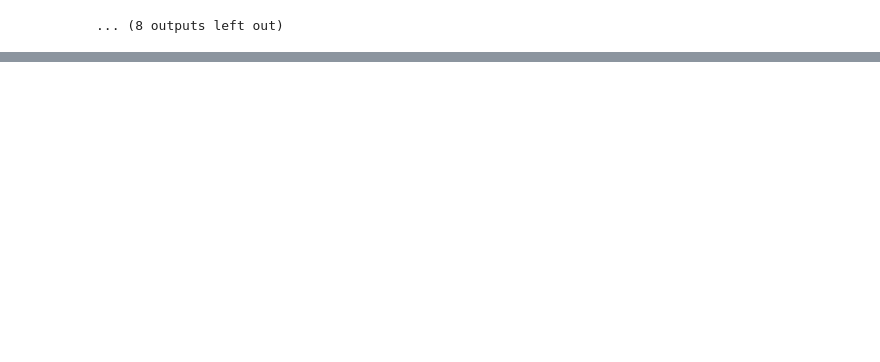
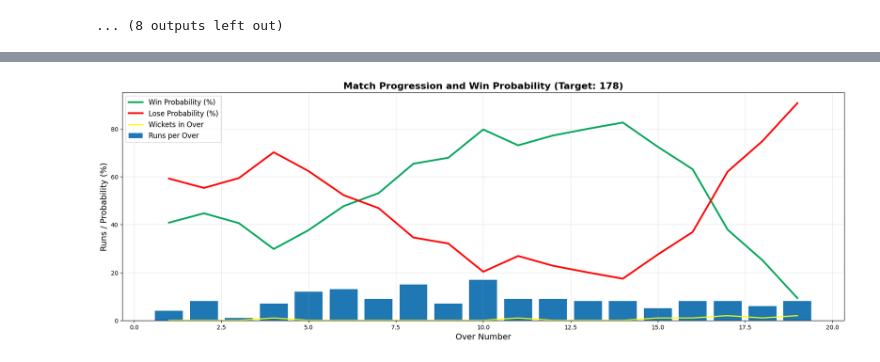
Before and after one commit to vedprakash8721/Cricket-Score-Predictor, a Jupyter notebook: Notebook/Load_and_clean_data.ipynb, the cells around one changed output, grey strips where cells are left out. Saved outputs shown, nothing was run; the diff lists cells and outputs as text; code cells hidden in the pictures; blank space fills up the shorter version.

Commit message:
Win and Lose probability visualization through matplotlib

```diff
--- a/Notebook/Load_and_clean_data.ipynb
+++ b/Notebook/Load_and_clean_data.ipynb
@@ -297,0 +298,24 @@ Target: 171
+# %%
+import matplotlib.pyplot as plt
+
+plt.figure(figsize=(22,7))  # (length, width)
+
+# Plotting the match progress
+plt.bar(temp_df['end_of_over'], temp_df['runs_after_over'],label='Runs per Over')
+plt.plot(temp_df['end_of_over'], temp_df['win'], color='#00a65a', linewidth=3, label='Win Probability (%)')
+plt.plot(temp_df['end_of_over'], temp_df['lose'], color='red', linewidth=3, label='Lose Probability (%)')
+plt.plot(temp_df['end_of_over'], temp_df['wickets_in_over'], color='yellow', linewidth=2, label='Wickets in Over')
+
+# Adding titles and labels
+plt.title('Match Progression and Win Probability (Target: ' + str(target) + ')', fontsize=16, fontweight='bold')
+plt.xlabel('Over Number', fontsize=14)
+plt.ylabel('Runs / Probability (%)', fontsize=14)
+
+# Adding legend and grid
+plt.legend(fontsize=12)
+plt.grid(alpha=0.3)
+
+# Display plot
+plt.show()
+# %% [output]
+[figure, added]
```
Also changed, not shown: parts of 2 cells of this notebook.
